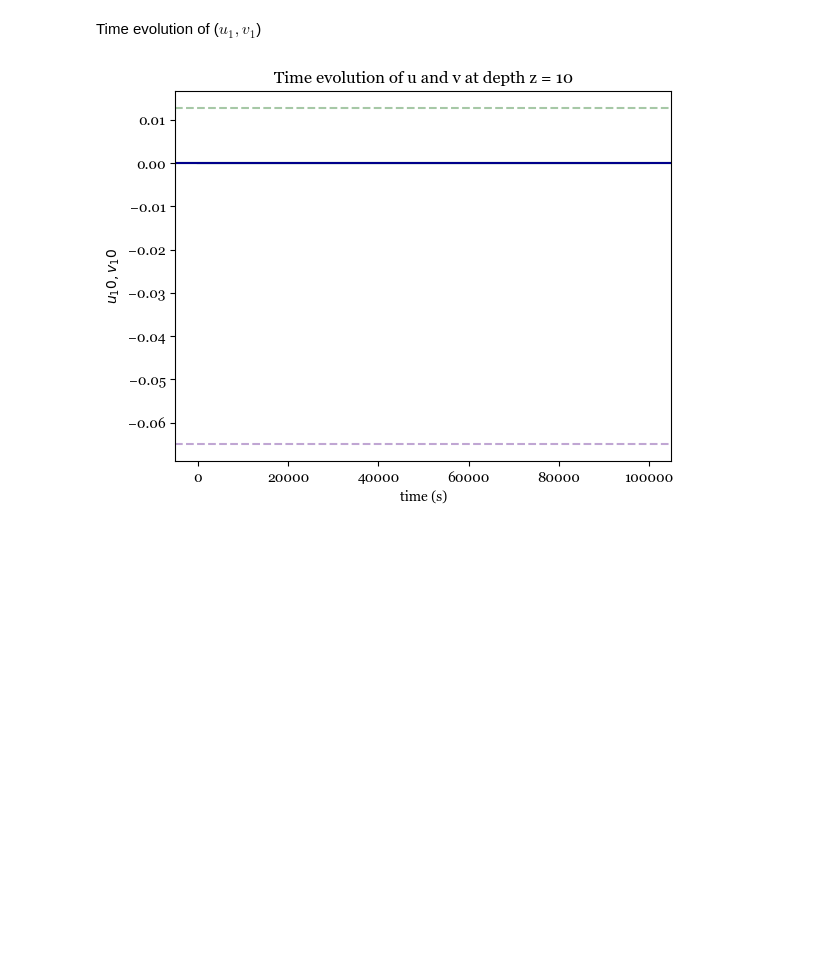
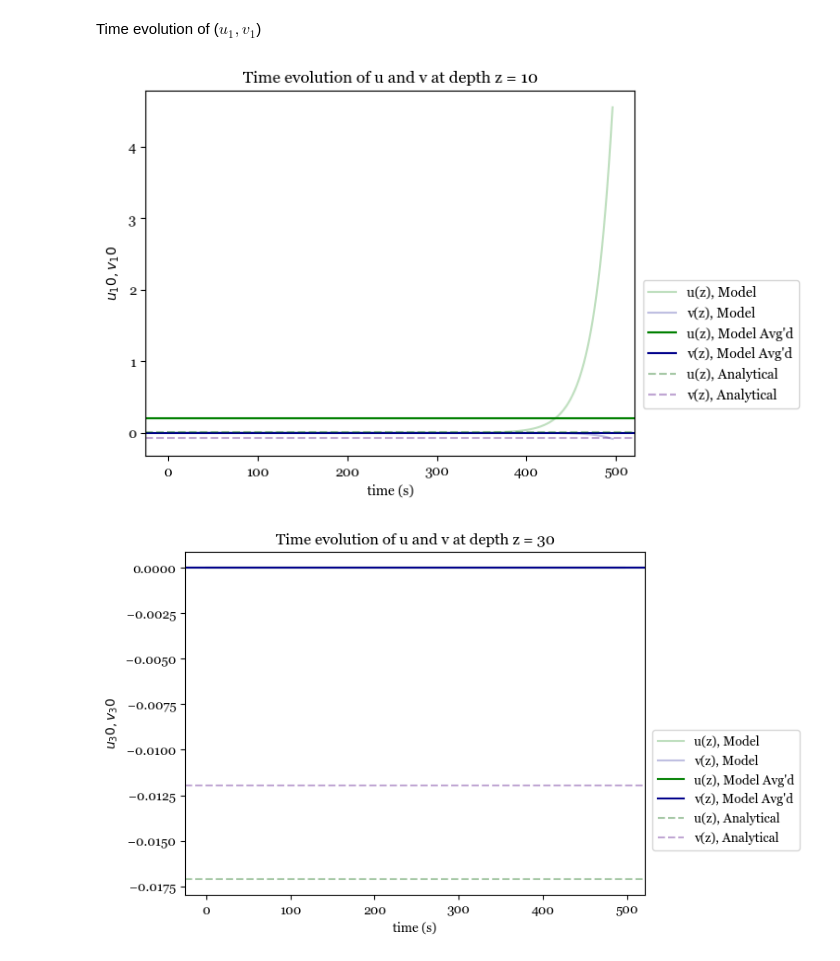
Before and after one commit to sierrastevnson/EkmanModel, a Jupyter notebook: ekmanmodel-restructured-grid.ipynb, the cells around one changed output. Saved outputs shown, nothing was run; the diff lists cells and outputs as text; code cells hidden in the pictures; blank space fills up the shorter version.

```diff
--- a/ekmanmodel-restructured-grid.ipynb
+++ b/ekmanmodel-restructured-grid.ipynb
@@ -43,17 +43,20 @@ plt.rcParams["font.size"] = 10
 Grid
 # %%
 # Time
-T = 100000                          # total seconds
-dt = 15                             # time step
+T = 50000                          # total seconds
+dt = 100                            # time step
 Nt = int(T/dt)                      # number of time steps
 
 # Space
 Z = -100                            # total meters deep
 Nz = abs(Z)                         # number of grid nodes
 dz = -1                             # step in z
-z = np.arange(0, Z+dz, dz)          # z array from [0, -100]
-z_K = z + 1/2                       # z array for K, staggered as i + 1/2
+z = np.arange(-0.5, Z, dz)          # z array from [0, -100]
+z_K = (z + 0.5)                     # z array for K, staggered as i + 1/2
+z_K = [int(i) for i in z_K]
 
-print(f"z:    {z[0]},   {z[1]},    ...,  {z[-1]}\t?")
-print(f"z_K:  {z_K[0]}, {z_K[1]},  ...,  {z_K[-1]}\t?")
+# Print info
+print(f"z_K: {z_K[0]},   {z_K[1]},   {z_K[2]},  ...,      {z_K[-1]}")
+print(f"z:    {z[0]}, {z[1]},    ...,  {z[-1]}")
+print(f"\nhours of simulation: {round(T/60/60,1)}")
 # %% [output]
@@ -62,12 +67,14 @@ z_K:  0.5, -0.5,  ...,  -99.5   ?
 # %% [markdown]
 Constants
 # %%
-f = 7 * 10 ** (-5)                  # coriolis parameter
-tau_x_over_rho = 1 * 10 ** (-4)     # wind stress (tau_x / rho)
-tau_y_over_rho = 0                  # wind stress (tau_y / rho)
+f = 7 * 10 ** (-5)                          # coriolis parameter
+tau_x_over_rho = 10 ** (-4)                 # wind stress (tau_x / rho)
+tau_y_over_rho = 0                          # wind stress (tau_y / rho)
+ug = 0                                      # geostrophic velocity
+vg = 0                                      # geostrophic velocity
+K = np.ones(Nz) * 10 ** -2                  # eddy diffusivity
+dKdz = (K[:-1] - K[1:])/dz    # dK/dz (0 for const. K)
 
-ug = 0                              # geostrophic velocity
-vg = 0                              # geostrophic velocity
-
-K = np.ones(Nz) * 10 ** -2          # eddy diffusivity
-dKdz = [(K[i] - K[i+1])/dz for i in z]   # dK/dz (0 for const. K)
+# Print info
+print(f"K:\t {K[0]}, {K[1]}, {K[2]},  ...,  {K[-1]}")
+print(f"dKdz:\t {dKdz[0]}, {dKdz[1]}, {dKdz[2]},  ...,  {dKdz[-1]}")
@@ -190,27 +207,28 @@ Time evolution of ($u_1, v_1$)
 # %%
 def PlotTimeEvolutionAt(depth):
     # Model plot
     plt.plot(u_saved[depth+1,2:-1], label="u(z), Model", color="green", alpha=0.25)
     plt.plot(v_saved[depth+1,2:-1], label="v(z), Model", color="darkblue", alpha=0.25)
 
     plt.axhline(u_avg[depth+1], label="u(z), Model Avg'd", color="green")
     plt.axhline(v_avg[depth+1], label="v(z), Model Avg'd", color="darkblue")
 
     # Analytical plot
     plt.axhline(u_book[-depth], label="u(z), Analytical", color="darkgreen", alpha=0.35, linestyle="--")
     plt.axhline(v_book[-depth], label="v(z), Analytical", color="indigo", alpha=0.35, linestyle="--")
 
     # Plot labels
     plt.xlabel("time (s)")
     plt.ylabel(f"$u_{depth}, v_{depth}$")
     plt.title(f"Time evolution of u and v at depth z = {depth}")
-    # plt.legend()
+    plt.legend(bbox_to_anchor=[1.35,0.5])
     plt.show()
 
 # PlotTimeEvolutionAt(1)
 PlotTimeEvolutionAt(10)
-# PlotTimeEvolutionAt(30)
-# PlotTimeEvolutionAt(50)
-# PlotTimeEvolutionAt(80)
+PlotTimeEvolutionAt(30)
+PlotTimeEvolutionAt(50)
+PlotTimeEvolutionAt(80)
 # %% [output]
-[figure, old version]
+[figure, new version]
+[figure, added]
```
Also changed, not shown: parts of 8 cells of this notebook.
